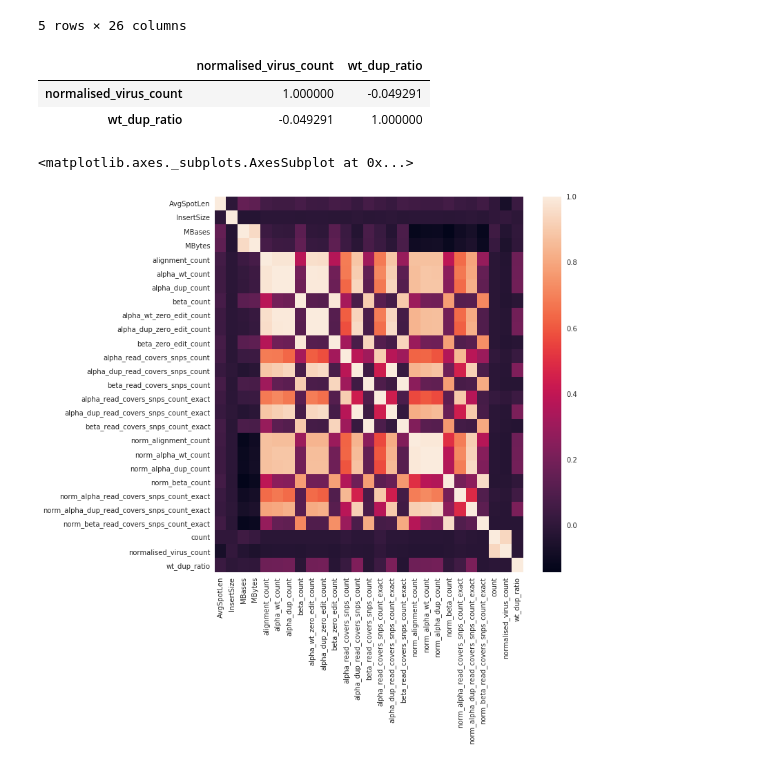
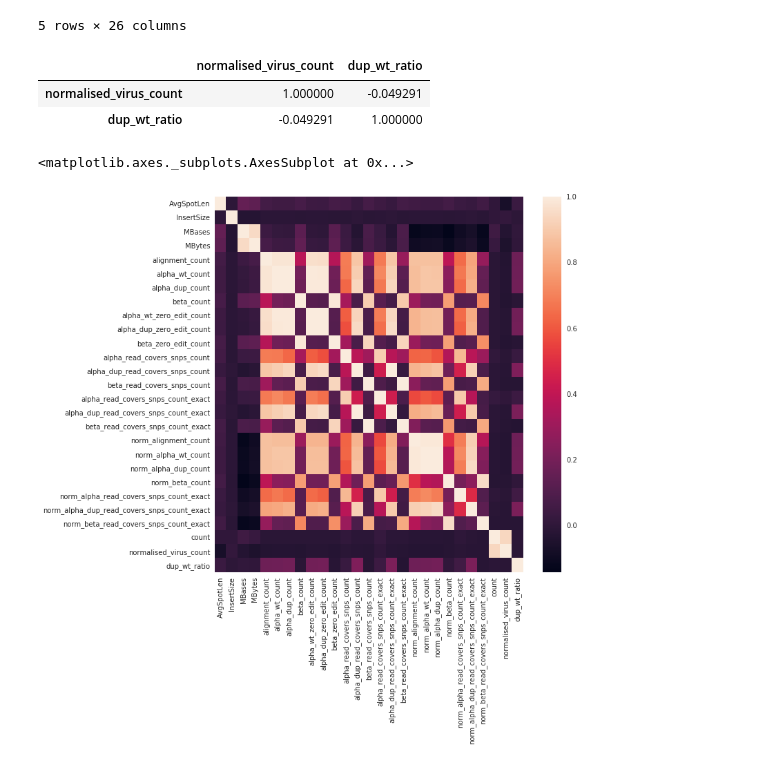
Before and after one commit to NCBI-Hackathons/Tryptase_Duplication, a Jupyter notebook: analysis/notebooks/analysis_for_final_meeting.ipynb, the cells around one changed output. Cells and saved outputs as stored; diff of their text form; code cells hidden in the pictures.

```diff
--- a/analysis/notebooks/analysis_for_final_meeting.ipynb
+++ b/analysis/notebooks/analysis_for_final_meeting.ipynb
@@ -472,7 +497,7 @@ Of the 823 samples that show expression across the snps 12.88 % have alpha dup e
 
 * Look at the Tryptase alpha WT / Tryptase alpha DUP ratio and then look at meta data
 # %%
-def wt_dup_ratio(df):
+def dup_wt_ratio(df):
 
     wt = df['norm_alpha_read_covers_snps_count_exact']
     dup = df['norm_alpha_dup_read_covers_snps_count_exact']
@@ -663,13 +710,13 @@ aml_virus_df.pivot_table(index='BioSample').sort_values('normalised_virus_count'
 | SAMN03431038 | 200.0 | 0.0 | 10878.0 | 5013.5 | 61.0 | 4.5 | 0.0 | ... |
 5 rows × 26 columns
 # %%
-aml_virus_df['wt_dup_ratio'] =aml_virus_df.apply(wt_dup_ratio, axis=1)
+aml_virus_df['dup_wt_ratio'] =aml_virus_df.apply(wt_dup_ratio, axis=1)
 # %%
-aml_virus_df[aml_virus_df['norm_alpha_dup_read_covers_snps_count_exact']!=0][['normalised_virus_count', 'wt_dup_ratio']].corr()
+aml_virus_df[aml_virus_df['norm_alpha_dup_read_covers_snps_count_exact']!=0][['normalised_virus_count', 'dup_wt_ratio']].corr()
 # %% [output]
-|  | normalised_virus_count | wt_dup_ratio |
+|  | normalised_virus_count | dup_wt_ratio |
 | normalised_virus_count | 1.000000 | -0.049291 |
-| wt_dup_ratio | -0.049291 | 1.000000 |
+| dup_wt_ratio | -0.049291 | 1.000000 |
 # %%
 fig, ax = plt.subplots(figsize=(10,10))
 
```
Also changed, not shown: parts of 14 cells of this notebook, 22 other files.
